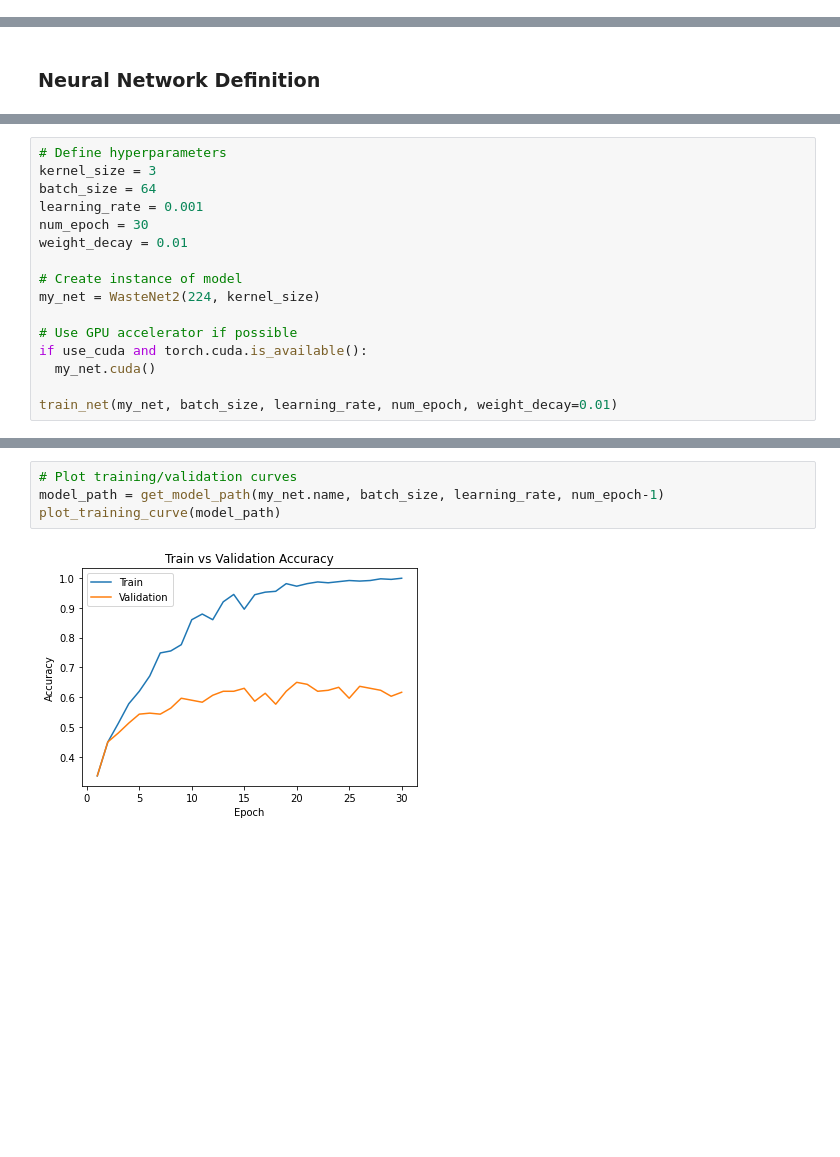
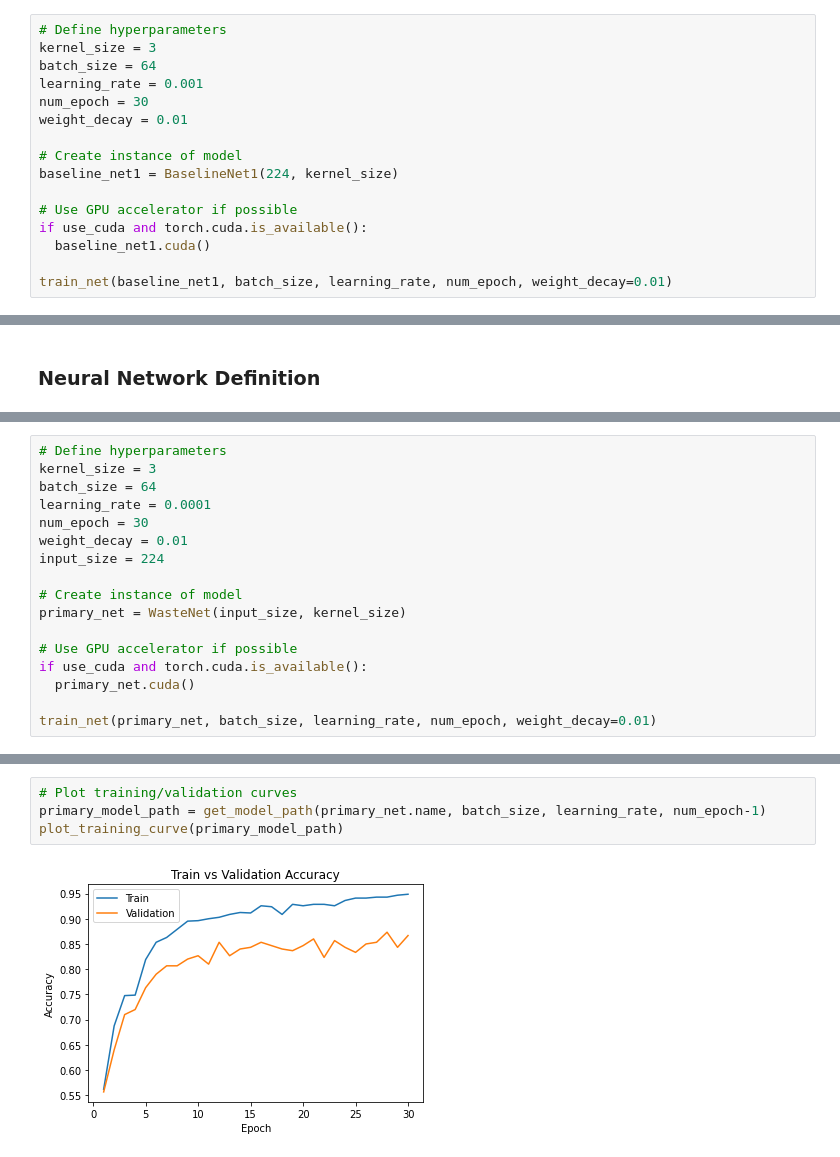
Before and after one commit to gilhwang/waste_classification, a Jupyter notebook: APS360_Team_3_Project_with_Github.ipynb, the cells around one changed output, grey strips where cells are left out. Saved outputs shown, nothing was run; the diff lists cells and outputs as text; blank space fills up the shorter version.

Commit message:
Added primary model and confusion matrix code

```diff
--- a/APS360_Team_3_Project_with_Github.ipynb
+++ b/APS360_Team_3_Project_with_Github.ipynb
@@ -230,0 +425,16 @@ for idx in np.arange(20):
+# %%
+# Define hyperparameters
+kernel_size = 3
+batch_size = 64
+learning_rate = 0.001
+num_epoch = 30
+weight_decay = 0.01
+
+# Create instance of model
+baseline_net1 = BaselineNet1(224, kernel_size)
+
+# Use GPU accelerator if possible
+if use_cuda and torch.cuda.is_available():
+  baseline_net1.cuda()
+
+train_net(baseline_net1, batch_size, learning_rate, num_epoch, weight_decay=0.01)
@@ -435,17 +576,18 @@ def train_net(net, batch_size = 64, lr = 0.001, num_epochs = 30, weight_decay=0)
 # Define hyperparameters
 kernel_size = 3
 batch_size = 64
-learning_rate = 0.001
+learning_rate = 0.0001
 num_epoch = 30
 weight_decay = 0.01
+input_size = 224
 
 # Create instance of model
-my_net = WasteNet2(224, kernel_size)
+primary_net = WasteNet(input_size, kernel_size)
 
 # Use GPU accelerator if possible
 if use_cuda and torch.cuda.is_available():
-  my_net.cuda()
+  primary_net.cuda()
 
-train_net(my_net, batch_size, learning_rate, num_epoch, weight_decay=0.01)
+train_net(primary_net, batch_size, learning_rate, num_epoch, weight_decay=0.01)
 # %% [output]
 ===== Training Started ======
@@ -469,6 +610,6 @@ train_net(my_net, batch_size, learning_rate, num_epoch, weight_decay=0.01)
 # %%
 # Plot training/validation curves
-model_path = get_model_path(my_net.name, batch_size, learning_rate, num_epoch-1)
-plot_training_curve(model_path)
+primary_model_path = get_model_path(primary_net.name, batch_size, learning_rate, num_epoch-1)
+plot_training_curve(primary_model_path)
 # %% [output]
-[figure, old version]
+[figure, new version]
```
Also changed, not shown: parts of 23 cells of this notebook.
